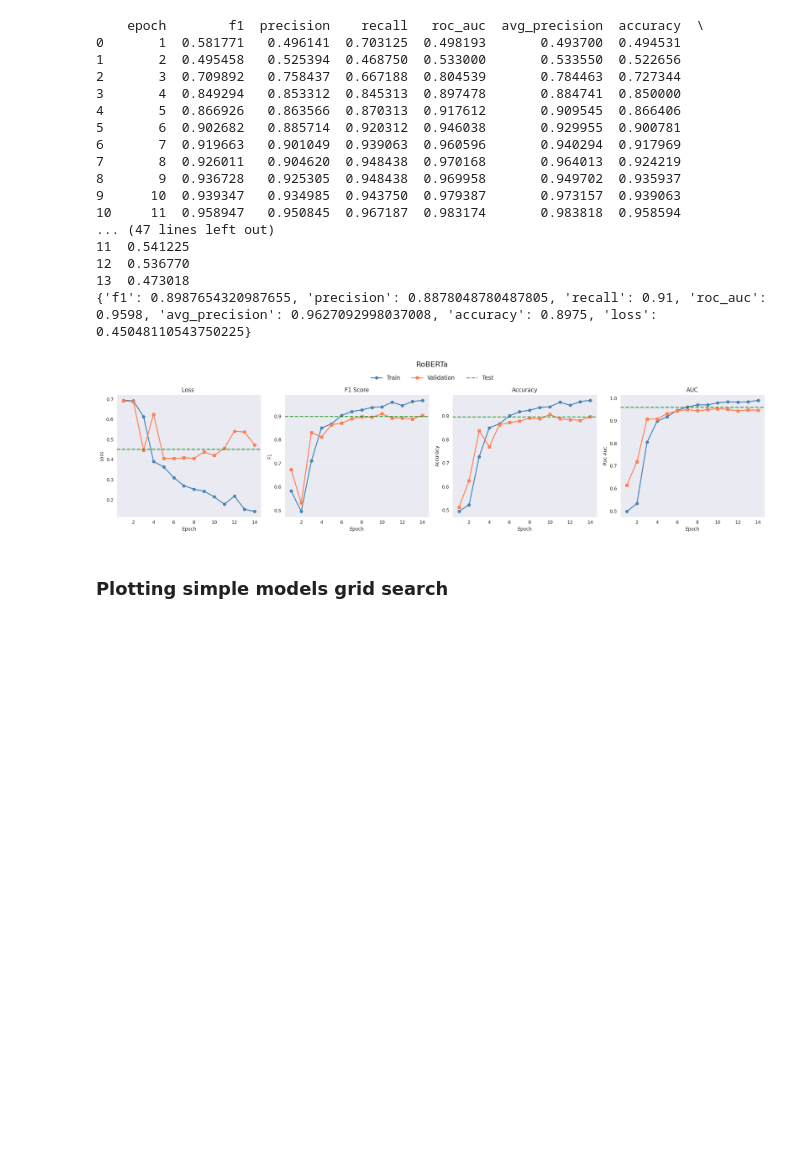
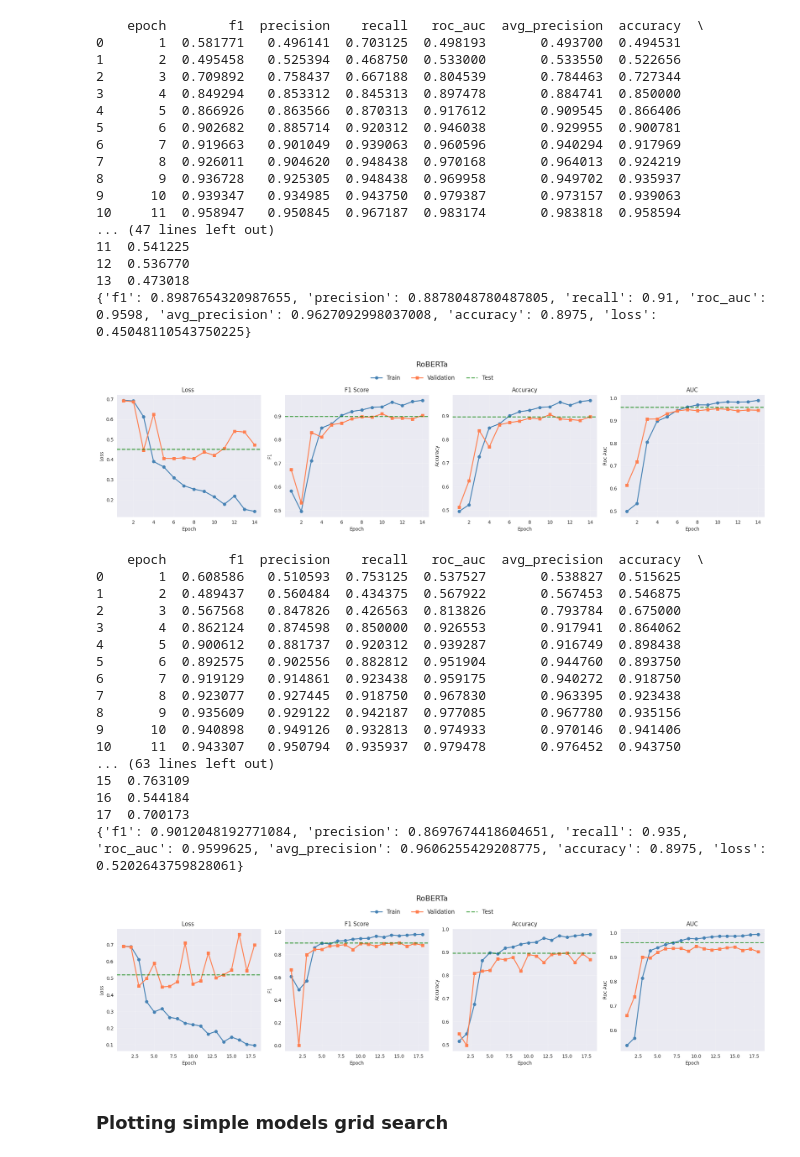
Before and after one commit to alan-man/tal-projet, a Jupyter notebook: plots_models.ipynb, the cells around one changed output. Saved outputs shown, nothing was run; the diff lists cells and outputs as text; code cells hidden in the pictures; blank space fills up the shorter version.

Commit message:
plots and trans

```diff
--- a/plots_models.ipynb
+++ b/plots_models.ipynb
@@ -517,6 +517,31 @@ plot_trans(results, savename="plots/movies_transformer_512_2e-06_roberta", title
 13  0.473018
 {'f1': 0.8987654320987655, 'precision': 0.8878048780487805, 'recall': 0.91, 'roc_auc': 0.9598, 'avg_precision': 0.9627092998037008, 'accuracy': 0.8975, 'loss': 0.45048110543750225}
 [figure]
+# %%
+json_path = Path('results_json/movies_transformer_512_2e-06_FacebookAI_roberta-base_regul_robertav3_results.json')
+with open(json_path, 'r') as f:
+    results = json.load(f)
+
+plot_trans(results, savename="plots/movies_transformer_512_2e-06_robertav3", title="RoBERTa")
+# %% [output]
+    epoch        f1  precision    recall   roc_auc  avg_precision  accuracy  \
+0       1  0.608586   0.510593  0.753125  0.537527       0.538827  0.515625
+1       2  0.489437   0.560484  0.434375  0.567922       0.567453  0.546875
+2       3  0.567568   0.847826  0.426563  0.813826       0.793784  0.675000
+3       4  0.862124   0.874598  0.850000  0.926553       0.917941  0.864062
+4       5  0.900612   0.881737  0.920312  0.939287       0.916749  0.898438
+5       6  0.892575   0.902556  0.882812  0.951904       0.944760  0.893750
+6       7  0.919129   0.914861  0.923438  0.959175       0.940272  0.918750
+7       8  0.923077   0.927445  0.918750  0.967830       0.963395  0.923438
+8       9  0.935609   0.929122  0.942187  0.977085       0.967780  0.935156
+9      10  0.940898   0.949126  0.932813  0.974933       0.970146  0.941406
+10     11  0.943307   0.950794  0.935937  0.979478       0.976452  0.943750
+... (63 lines left out)
+15  0.763109
+16  0.544184
+17  0.700173
+{'f1': 0.9012048192771084, 'precision': 0.8697674418604651, 'recall': 0.935, 'roc_auc': 0.9599625, 'avg_precision': 0.9606255429208775, 'accuracy': 0.8975, 'loss': 0.5202643759828061}
+[figure, added]
 # %% [markdown]
 ### Plotting simple models grid search
 # %%
```
Also changed, not shown: 1 other file.
